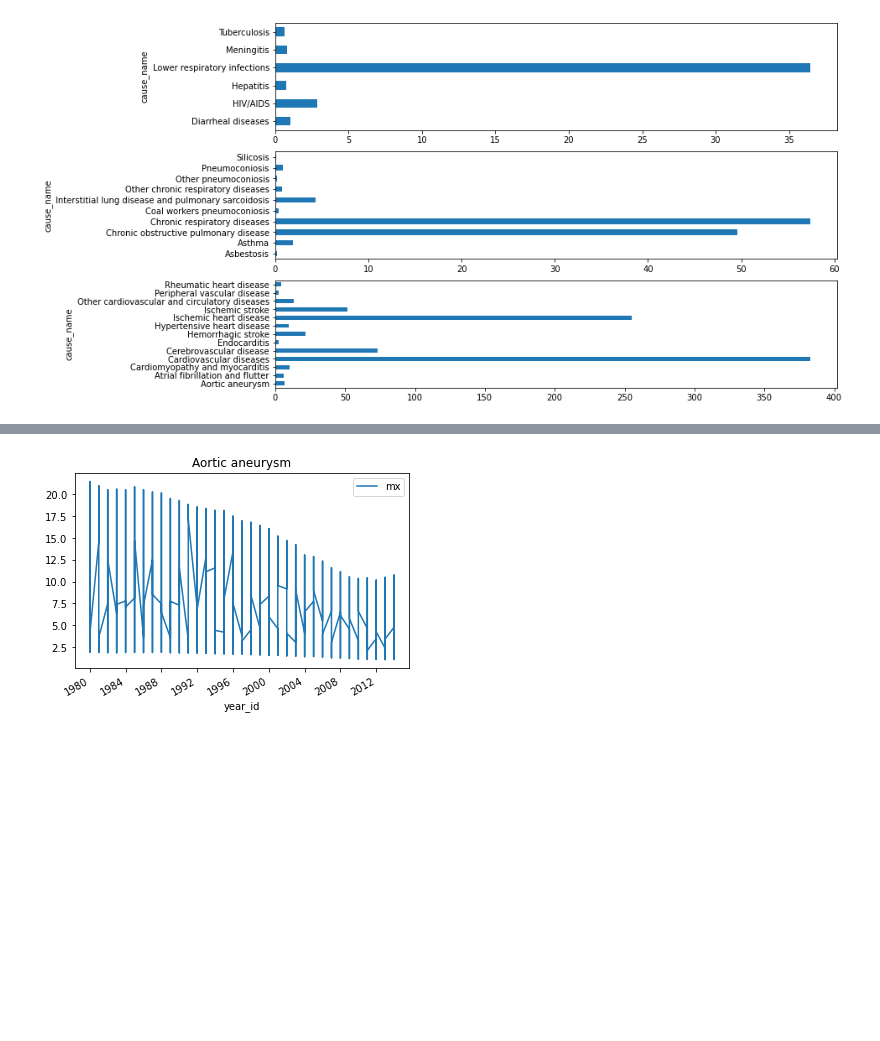
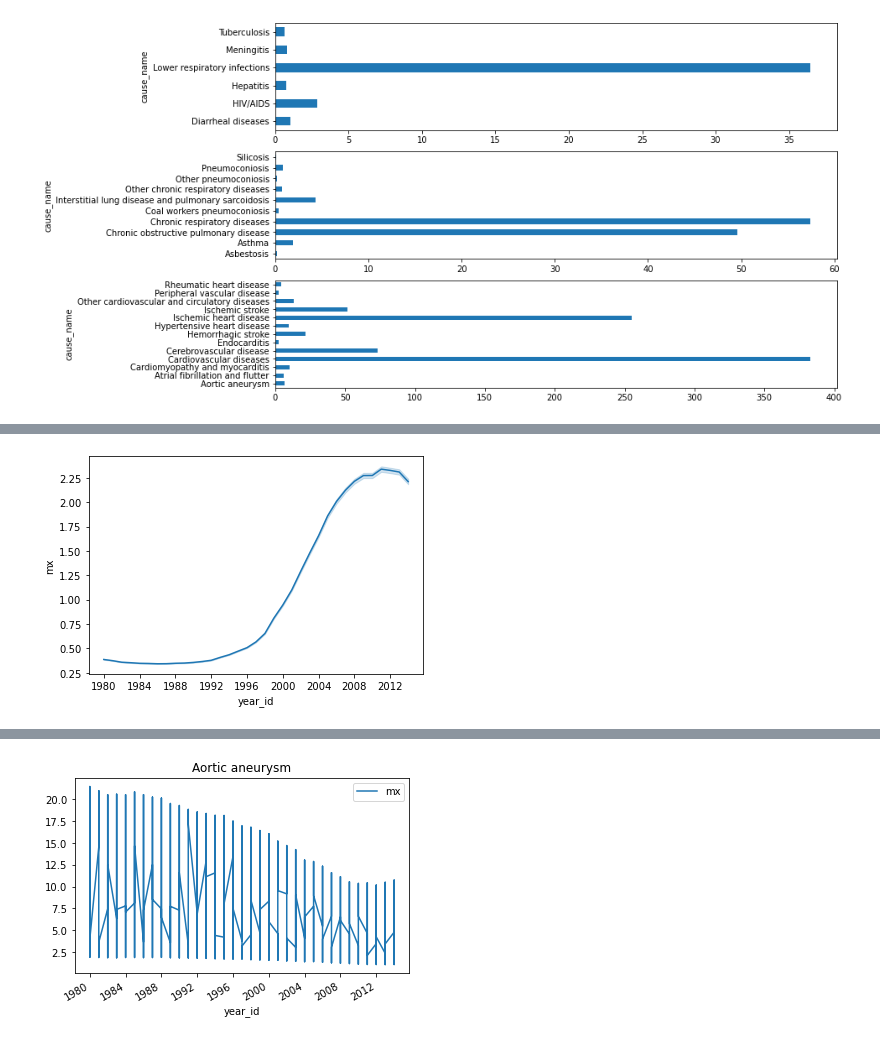
Before and after one commit to calculaterceec/Proj4Team2, a Jupyter notebook: code/KH_DataViz_EDA.ipynb, the cells around one changed output, grey strips where cells are left out. Drawn from its saved outputs; the diff is of its cells as text; code cells hidden in the pictures; blank space fills up the shorter version.

```diff
--- a/code/KH_DataViz_EDA.ipynb
+++ b/code/KH_DataViz_EDA.ipynb
@@ -53,0 +89,5 @@ cvd_df.groupby(['cause_name'])['mx'].mean().plot(kind='barh', ax=ax[2])
+# %%
+tb = inf_df[inf_df['cause_name'] == 'Diarrheal diseases']
+tb_both = tb[tb['sex'] == 'Both']
+tb_both = tb_both[tb_both['FIPS'].isna() == False]
+tb_both
@@ -53,0 +108,5 @@ cvd_df.groupby(['cause_name'])['mx'].mean().plot(kind='barh', ax=ax[2])
+# %%
+# diarrheal disease deaths, both sexes rate year over year
+sns.lineplot(data=tb_both, x='year_id', y='mx');
+# %% [output]
+[figure, added]
```
Also changed, not shown: parts of 17 cells of this notebook, 3 other files.
